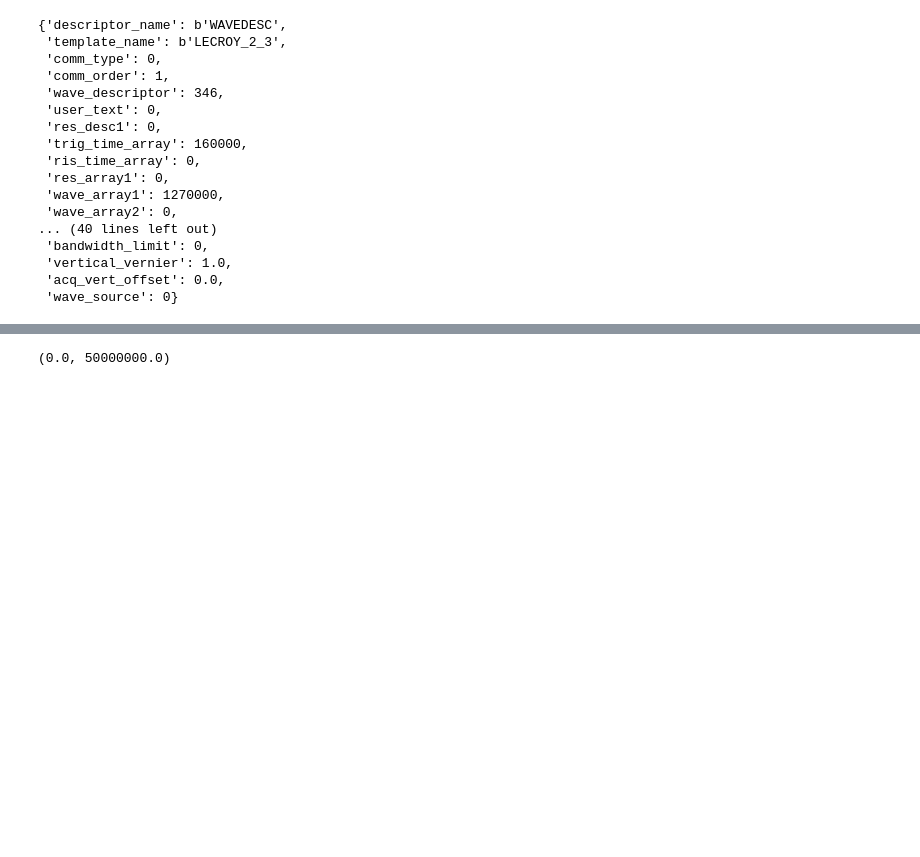
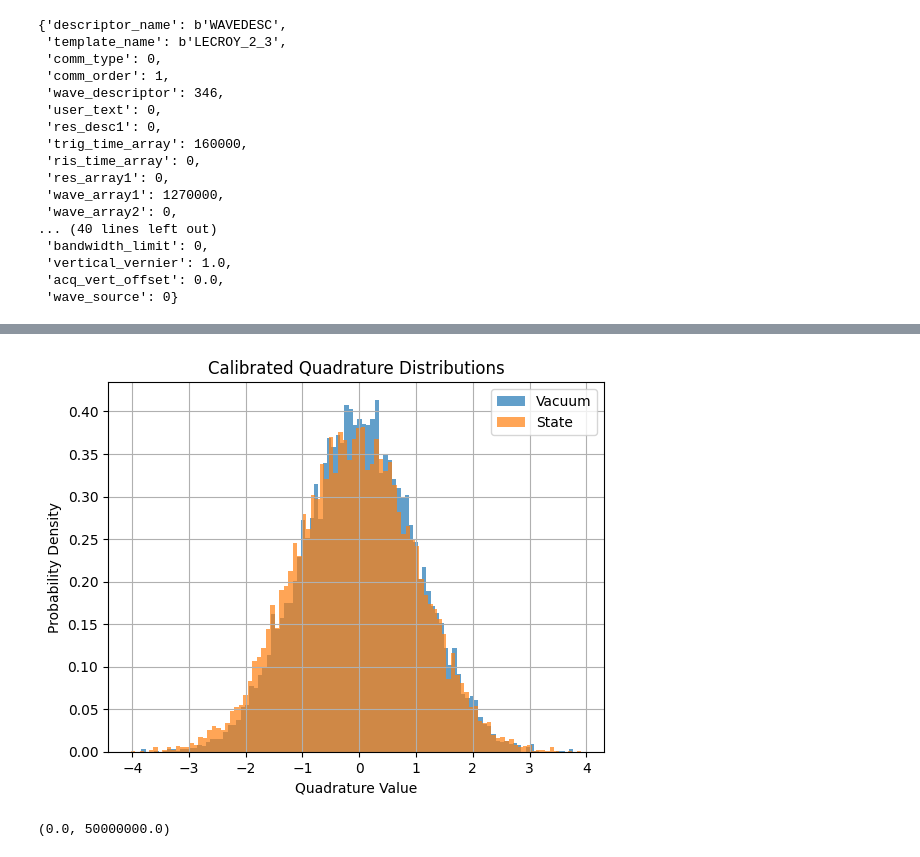
Before and after one commit to ThomasRavnborg/Homodyne-Tomography, a Jupyter notebook: DataAnalysis.ipynb, the cells around one changed output, grey strips where cells are left out. Saved outputs shown, nothing was run; the diff lists cells and outputs as text; code cells hidden in the pictures; blank space fills up the shorter version.

```diff
--- a/DataAnalysis.ipynb
+++ b/DataAnalysis.ipynb
@@ -90,0 +241,7 @@ plt.plot(t, tora1[2,38,3])
+# %%
+vacuum_proj = np.dot(vacuum, temporal_mode)
+vacuum_mean = np.mean(vacuum_proj)
+vacuum_std = np.std(vacuum_proj)
+
+# Calibrated signal
+quadratures_calibrated = (quadratures - vacuum_mean) / vacuum_std
@@ -91,3 +259,14 @@ plt.plot(t, tora1[2,38,3])
+# %%
+plt.hist((vacuum_proj - vacuum_mean) / vacuum_std, bins=100, density=True, alpha=0.7, label='Vacuum')
+plt.hist(quadratures_calibrated, bins=100, density=True, alpha=0.7, label='State')
+plt.legend()
+plt.title("Calibrated Quadrature Distributions")
+plt.xlabel("Quadrature Value")
+plt.ylabel("Probability Density")
+plt.grid(True)
+plt.show()
+# %% [output]
+[figure, added]
 # %%
 fig, axs = plt.subplots(1, 2)
 spec = np.fft.rfft(tora1[0,0,0])
```
Also changed, not shown: parts of 12 cells of this notebook.
